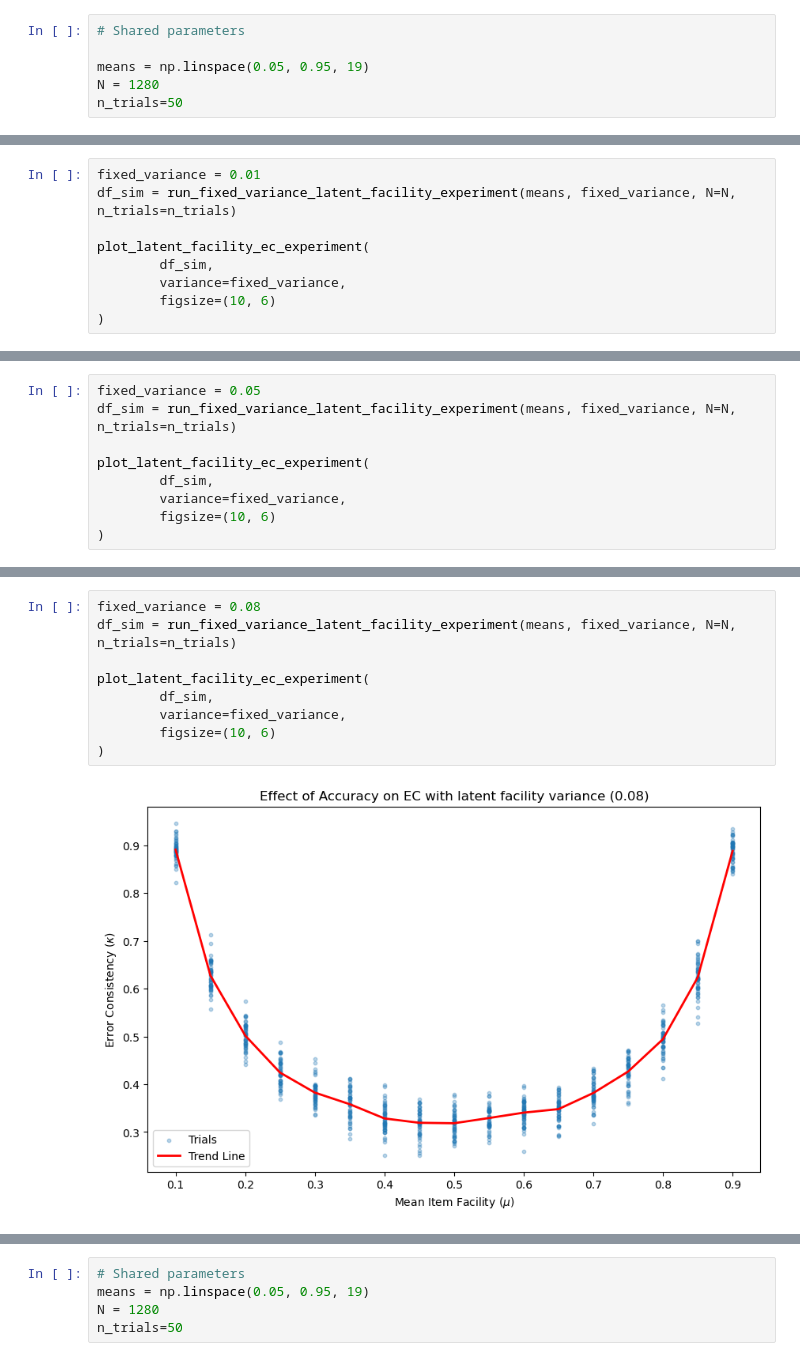
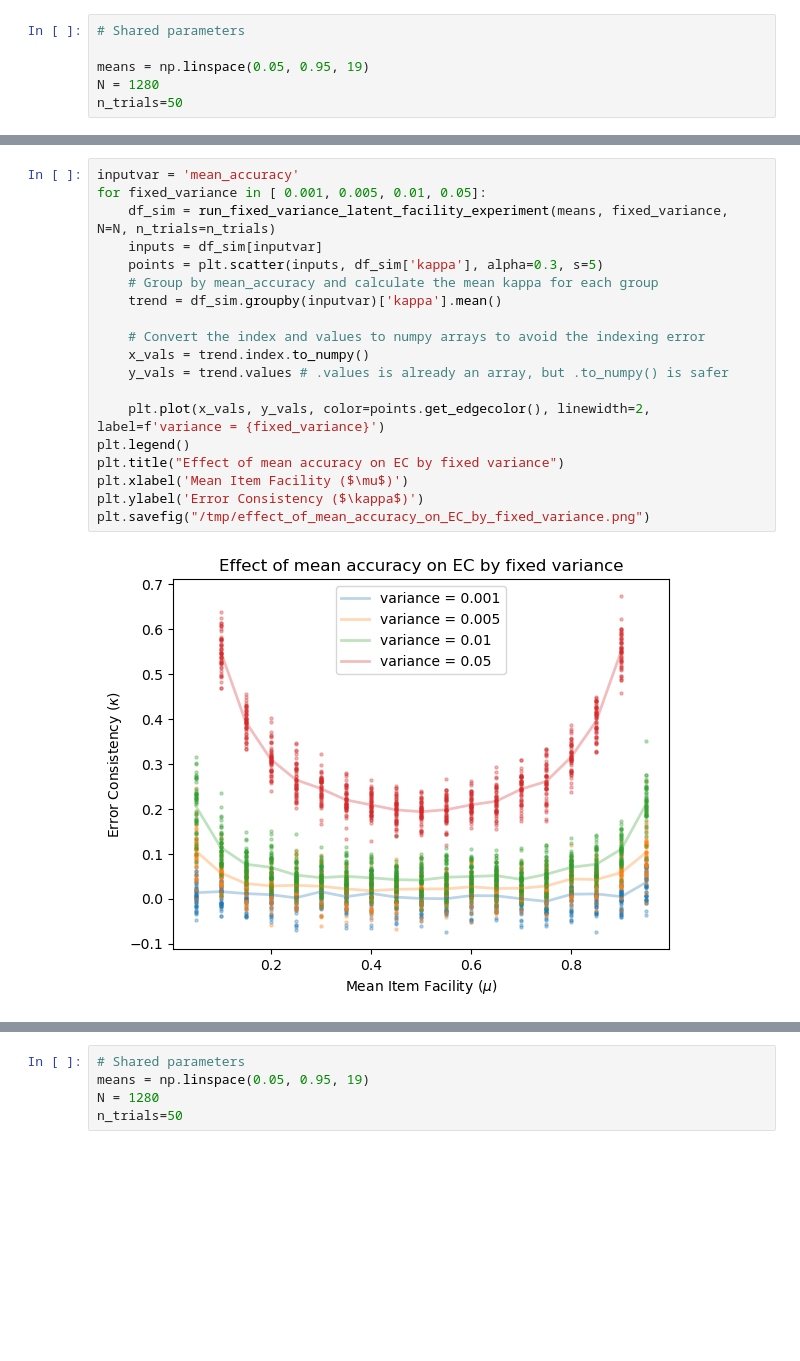
Before and after one commit to lukedickens/alignsim, a Jupyter notebook: notebooks/error_consistency_experiments.ipynb, the cells around one changed output, grey strips where cells are left out. Saved outputs shown, nothing was run; the diff lists cells and outputs as text; blank space fills up the shorter version.

Commit message:
Updated experiments to include mixed accuracy and imperfect correlation results.

```diff
--- a/notebooks/error_consistency_experiments.ipynb
+++ b/notebooks/error_consistency_experiments.ipynb
@@ -202,9 +147,0 @@ plot_latent_facility_ec_experiment(
-# %%
-fixed_variance = 0.01
-df_sim = run_fixed_variance_latent_facility_experiment(means, fixed_variance, N=N, n_trials=n_trials)
-
-plot_latent_facility_ec_experiment(
-        df_sim,
-        variance=fixed_variance,
-        figsize=(10, 6)
-)
@@ -213,9 +147,0 @@ plot_latent_facility_ec_experiment(
-# %%
-fixed_variance = 0.05
-df_sim = run_fixed_variance_latent_facility_experiment(means, fixed_variance, N=N, n_trials=n_trials)
-
-plot_latent_facility_ec_experiment(
-        df_sim,
-        variance=fixed_variance,
-        figsize=(10, 6)
-)
@@ -224,14 +148,24 @@ plot_latent_facility_ec_experiment(
 # %%
-fixed_variance = 0.08
-df_sim = run_fixed_variance_latent_facility_experiment(means, fixed_variance, N=N, n_trials=n_trials)
+inputvar = 'mean_accuracy'
+for fixed_variance in [ 0.001, 0.005, 0.01, 0.05]:
+    df_sim = run_fixed_variance_latent_facility_experiment(means, fixed_variance, N=N, n_trials=n_trials)
+    inputs = df_sim[inputvar]
+    points = plt.scatter(inputs, df_sim['kappa'], alpha=0.3, s=5)
+    # Group by mean_accuracy and calculate the mean kappa for each group
+    trend = df_sim.groupby(inputvar)['kappa'].mean()
 
-plot_latent_facility_ec_experiment(
-        df_sim,
-        variance=fixed_variance,
-        figsize=(10, 6)
-)
+    # Convert the index and values to numpy arrays to avoid the indexing error
+    x_vals = trend.index.to_numpy()
+    y_vals = trend.values # .values is already an array, but .to_numpy() is safer
+
+    plt.plot(x_vals, y_vals, color=points.get_edgecolor(), linewidth=2, label=f'variance = {fixed_variance}')
+plt.legend()
+plt.title("Effect of mean accuracy on EC by fixed variance")
+plt.xlabel('Mean Item Facility ($\mu$)')
+plt.ylabel('Error Consistency ($\kappa$)')
+plt.savefig("/tmp/effect_of_mean_accuracy_on_EC_by_fixed_variance.png")
 # %% [output]
-[figure, old version]
+[figure, new version]
 # %% [markdown]
 ### Latent item facility fixed evidence
 
```
Also changed, not shown: parts of 26 cells of this notebook, 8 other files.
